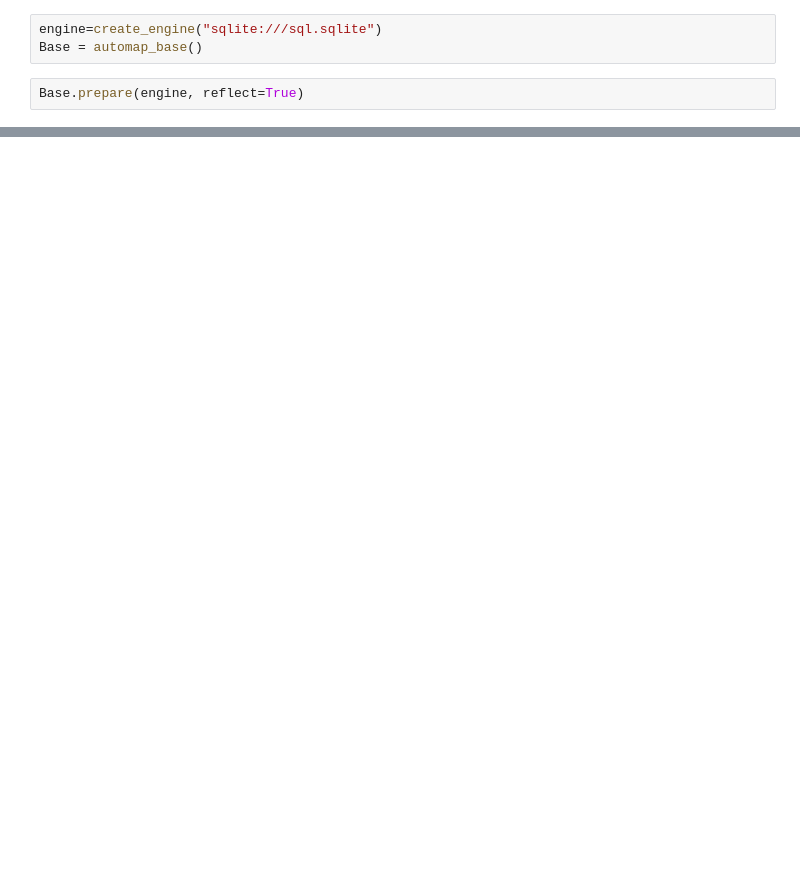
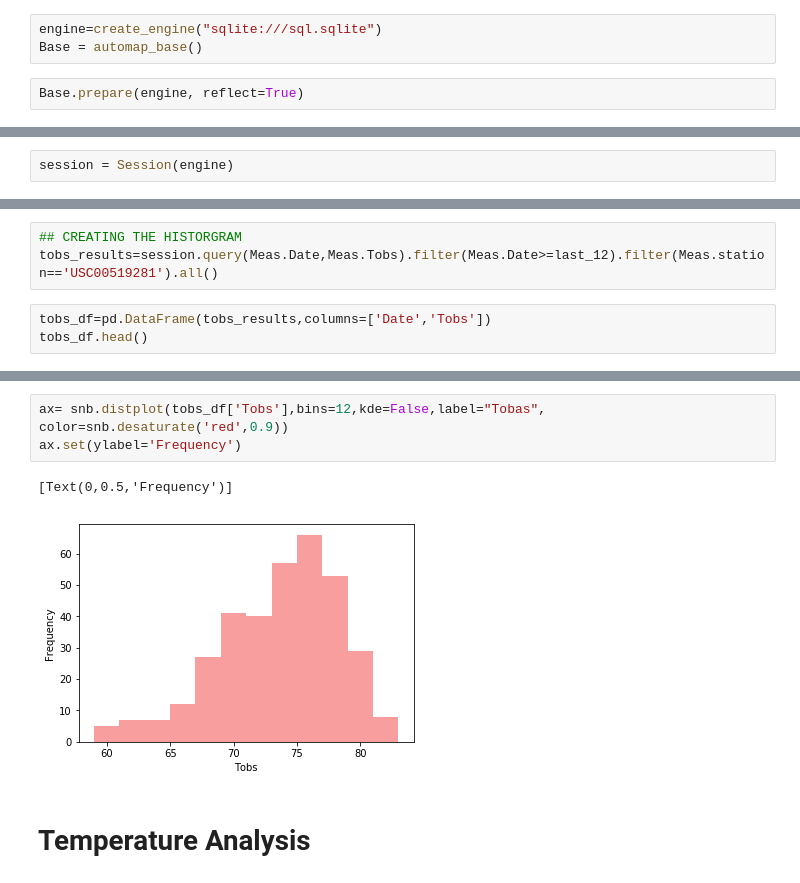
Before and after one commit to MWilliam21/sqlalchemy, a Jupyter notebook: reflection.ipynb, the cells around one changed output, grey strips where cells are left out. Cells and saved outputs as stored; diff of their text form; blank space fills up the shorter version.

```diff
--- a/reflection.ipynb
+++ b/reflection.ipynb
@@ -26,0 +26,2 @@ Base.classes.Stations
+# %%
+session = Session(engine)
@@ -26,0 +92,6 @@ Base.classes.Stations
+# %%
+## CREATING THE HISTORGRAM
+tobs_results=session.query(Meas.Date,Meas.Tobs).filter(Meas.Date>=last_12).filter(Meas.station=='USC00519281').all()
+# %%
+tobs_df=pd.DataFrame(tobs_results,columns=['Date','Tobs'])
+tobs_df.head()
@@ -26,0 +105,8 @@ Base.classes.Stations
+# %%
+ax= snb.distplot(tobs_df['Tobs'],bins=12,kde=False,label="Tobas", color=snb.desaturate('red',0.9))
+ax.set(ylabel='Frequency')
+# %% [output]
+[Text(0,0.5,'Frequency')]
+[figure, added]
+# %% [markdown]
+# Temperature Analysis
```
Also changed, not shown: parts of 18 cells of this notebook, 2 other files.
